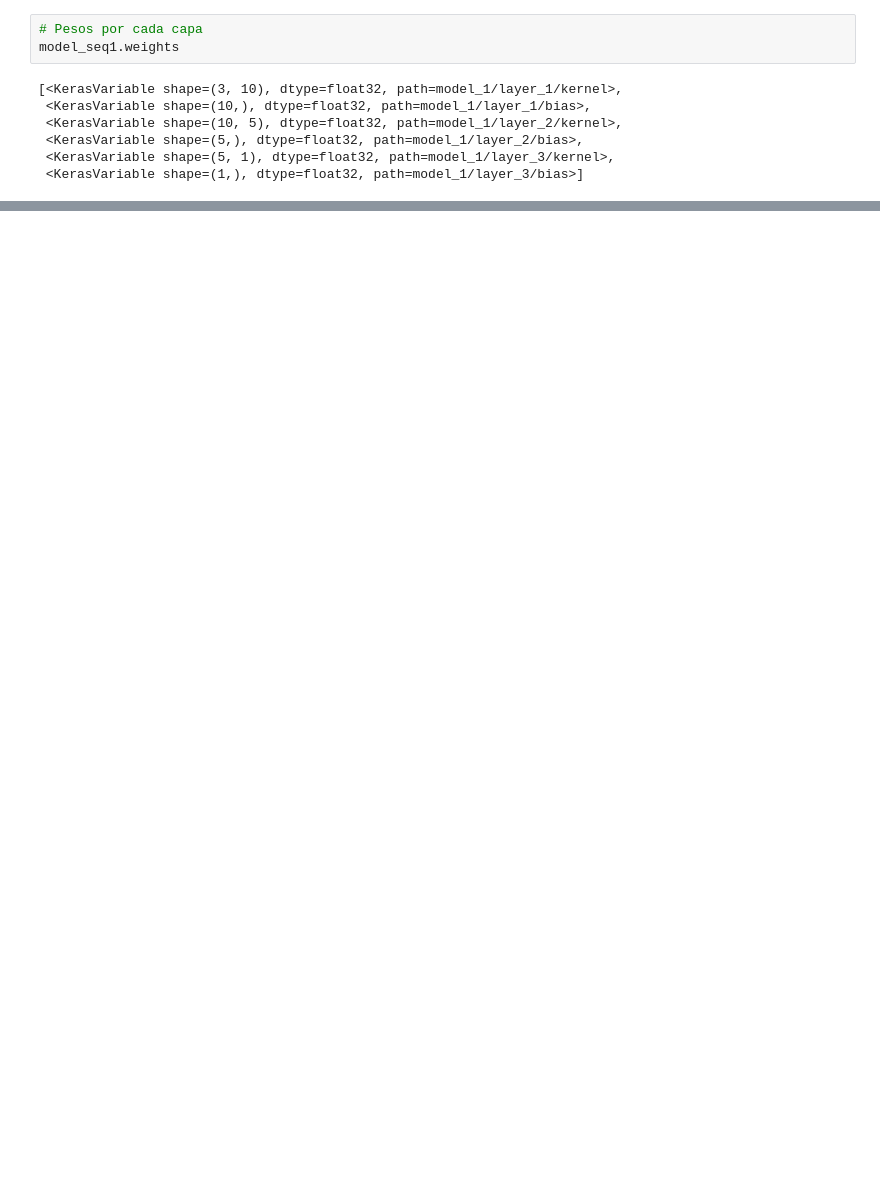
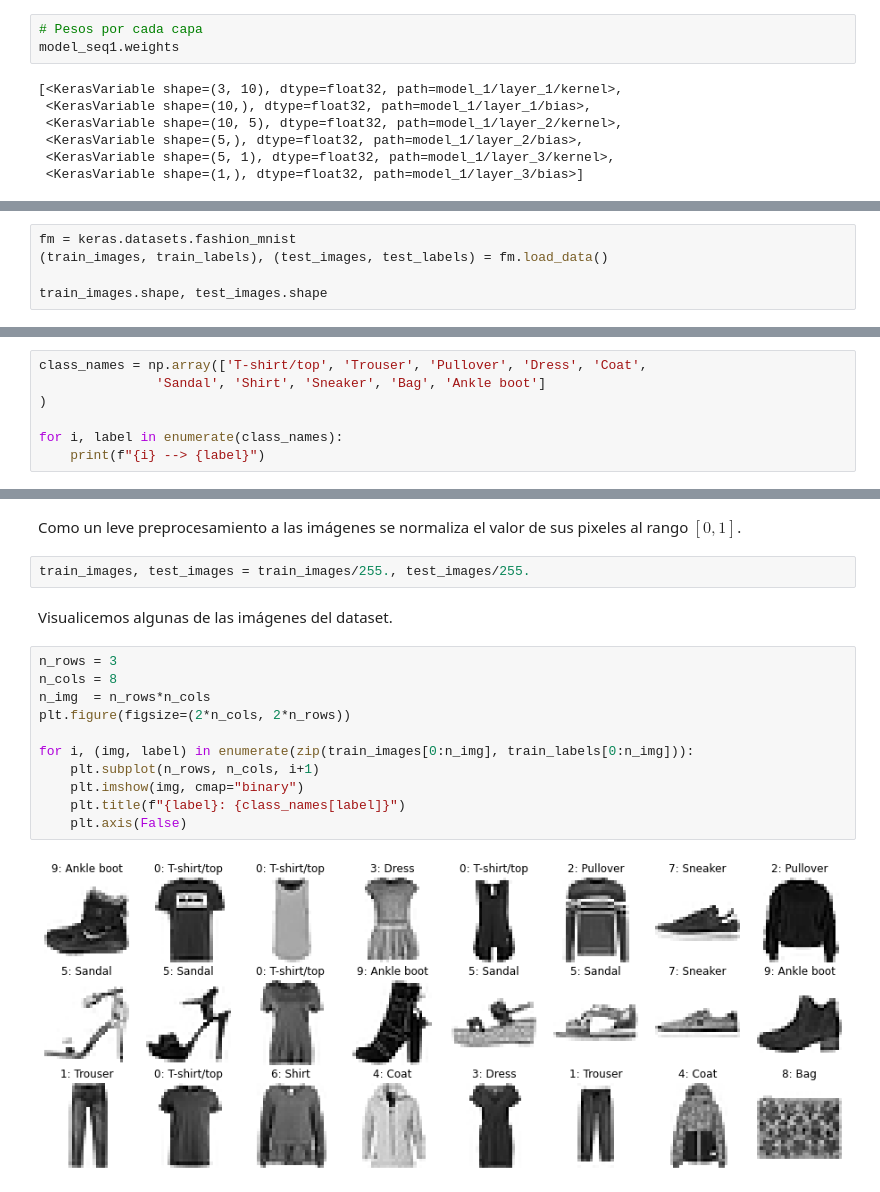
Before and after one commit to hplbrayan/Un-Curso-de-Deep-Learning, a Jupyter notebook: 02_intro_Keras_actf_backp/N1_intro_keras.ipynb, the cells around one changed output, grey strips where cells are left out. Drawn from its saved outputs; the diff is of its cells as text; blank space fills up the shorter version.

```diff
--- a/02_intro_Keras_actf_backp/N1_intro_keras.ipynb
+++ b/02_intro_Keras_actf_backp/N1_intro_keras.ipynb
@@ -693,0 +697,5 @@ Ahora que comprendemos el funcionamiento básico de las estructuras básicas de
+# %%
+fm = keras.datasets.fashion_mnist
+(train_images, train_labels), (test_images, test_labels) = fm.load_data()
+
+train_images.shape, test_images.shape
@@ -693,0 +706,7 @@ Ahora que comprendemos el funcionamiento básico de las estructuras básicas de
+# %%
+class_names = np.array(['T-shirt/top', 'Trouser', 'Pullover', 'Dress', 'Coat',
+               'Sandal', 'Shirt', 'Sneaker', 'Bag', 'Ankle boot']
+)
+
+for i, label in enumerate(class_names):
+    print(f"{i} --> {label}")
@@ -693,0 +724,19 @@ Ahora que comprendemos el funcionamiento básico de las estructuras básicas de
+# %% [markdown]
+Como un leve preprocesamiento a las imágenes se normaliza el valor de sus pixeles al rango $[0,1]$.
+# %%
+train_images, test_images = train_images/255., test_images/255.
+# %% [markdown]
+Visualicemos algunas de las imágenes del dataset.
+# %%
+n_rows = 3
+n_cols = 8
+n_img  = n_rows*n_cols
+plt.figure(figsize=(2*n_cols, 2*n_rows))
+
+for i, (img, label) in enumerate(zip(train_images[0:n_img], train_labels[0:n_img])):
+    plt.subplot(n_rows, n_cols, i+1)
+    plt.imshow(img, cmap="binary")
+    plt.title(f"{label}: {class_names[label]}")
+    plt.axis(False)
+# %% [output]
+[figure, added]
```
Also changed, not shown: parts of 65 cells of this notebook.
